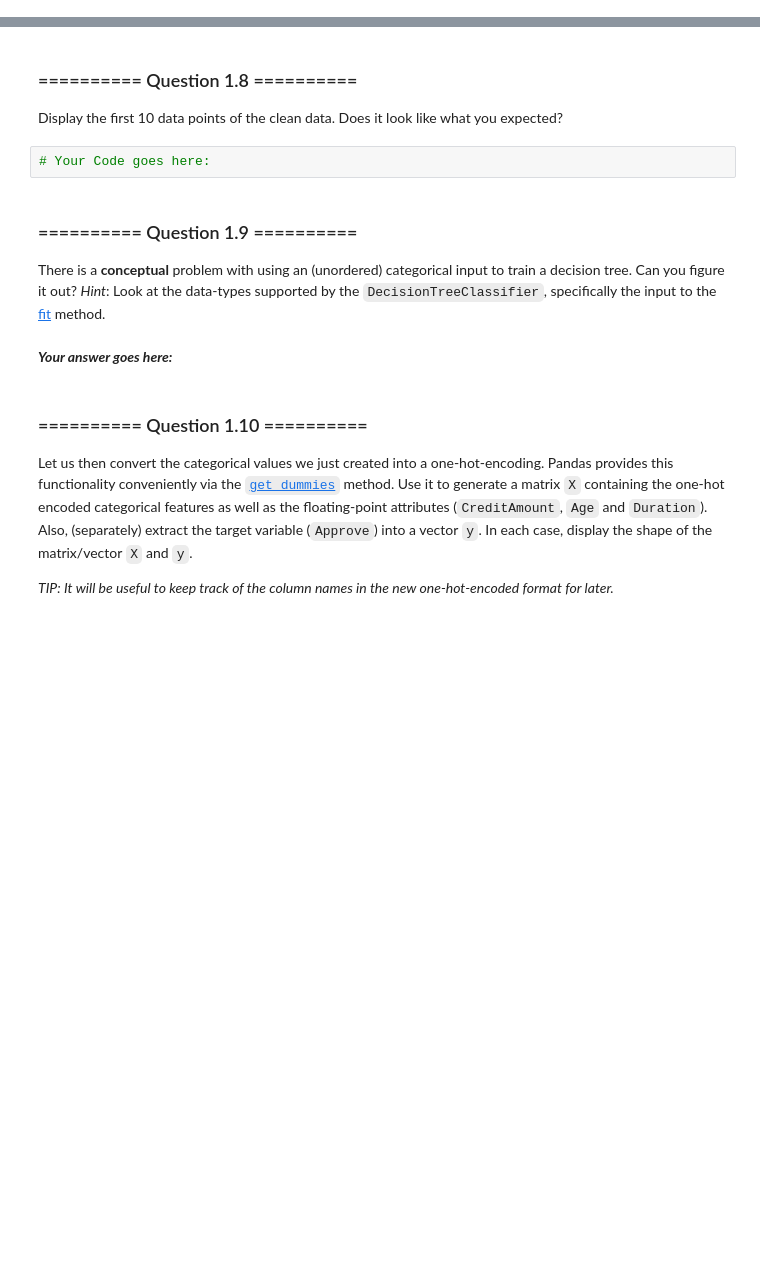
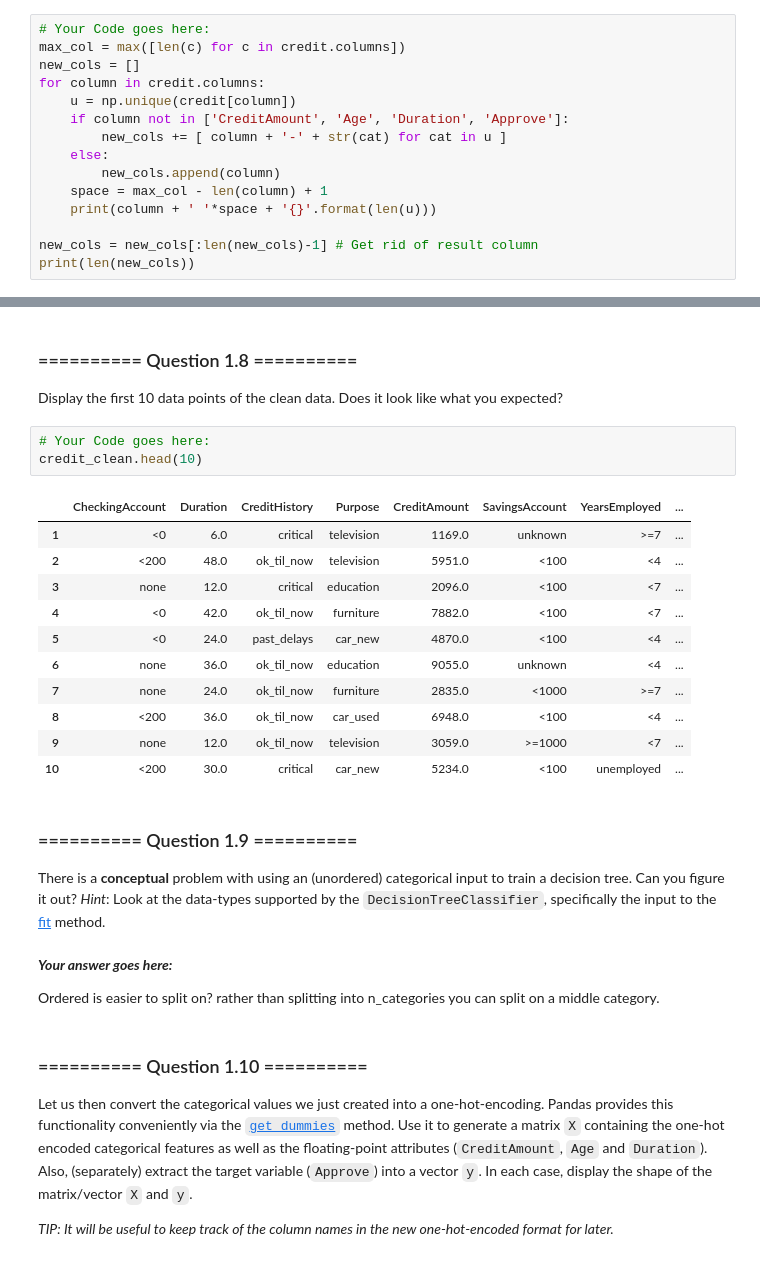
Before and after one commit to stuphys1729/IAML, a Jupyter notebook: Labs/02 - Decision Trees and Linear Regression.ipynb, the cells around one changed output, grey strips where cells are left out. Drawn from its saved outputs; the diff is of its cells as text; blank space fills up the shorter version.

```diff
--- a/Labs/02 - Decision Trees and Linear Regression.ipynb
+++ b/Labs/02 - Decision Trees and Linear Regression.ipynb
@@ -85,0 +131,15 @@ Display the number of values each attributes takes in the dataset. *Hint: As a f
+# %%
+# Your Code goes here:
+max_col = max([len(c) for c in credit.columns])
+new_cols = []
+for column in credit.columns:
+    u = np.unique(credit[column])
+    if column not in ['CreditAmount', 'Age', 'Duration', 'Approve']:
+        new_cols += [ column + '-' + str(cat) for cat in u ]
+    else:
+        new_cols.append(column)
+    space = max_col - len(column) + 1
+    print(column + ' '*space + '{}'.format(len(u)))
+
+new_cols = new_cols[:len(new_cols)-1] # Get rid of result column
+print(len(new_cols))
@@ -97,12 +175,27 @@ for column in credit_clean.columns:
 Display the first 10 data points of the clean data. Does it look like what you expected?
 # %%
 # Your Code goes here:
+credit_clean.head(10)
+# %% [output]
+|  | CheckingAccount | Duration | CreditHistory | Purpose | CreditAmount | SavingsAccount | YearsEmployed | ... |
+| 1 | <0 | 6.0 | critical | television | 1169.0 | unknown | >=7 | ... |
+| 2 | <200 | 48.0 | ok_til_now | television | 5951.0 | <100 | <4 | ... |
+| 3 | none | 12.0 | critical | education | 2096.0 | <100 | <7 | ... |
+| 4 | <0 | 42.0 | ok_til_now | furniture | 7882.0 | <100 | <7 | ... |
+| 5 | <0 | 24.0 | past_delays | car_new | 4870.0 | <100 | <4 | ... |
+| 6 | none | 36.0 | ok_til_now | education | 9055.0 | unknown | <4 | ... |
+| 7 | none | 24.0 | ok_til_now | furniture | 2835.0 | <1000 | >=7 | ... |
+| 8 | <200 | 36.0 | ok_til_now | car_used | 6948.0 | <100 | <4 | ... |
+| 9 | none | 12.0 | ok_til_now | television | 3059.0 | >=1000 | <7 | ... |
+| 10 | <200 | 30.0 | critical | car_new | 5234.0 | <100 | unemployed | ... |
 # %% [markdown]
 ### ========== Question 1.9 ==========
 
 There is a **conceptual** problem with using an (unordered) categorical input to train a decision tree. Can you figure it out? *Hint*: Look at the data-types supported by the `DecisionTreeClassifier`, specifically the input to the [fit](http://scikit-learn.org/0.19/modules/generated/sklearn.tree.DecisionTreeClassifier.html#sklearn.tree.DecisionTreeClassifier.fit) method.
-# %% [markdown]
-***Your answer goes here:***
+# %% [markdown]
+***Your answer goes here:***
+
+Ordered is easier to split on? rather than splitting into n_categories you can split on a middle category.
 # %% [markdown]
 ### ========== Question 1.10 ==========
 
```
Also changed, not shown: parts of 17 cells of this notebook.
